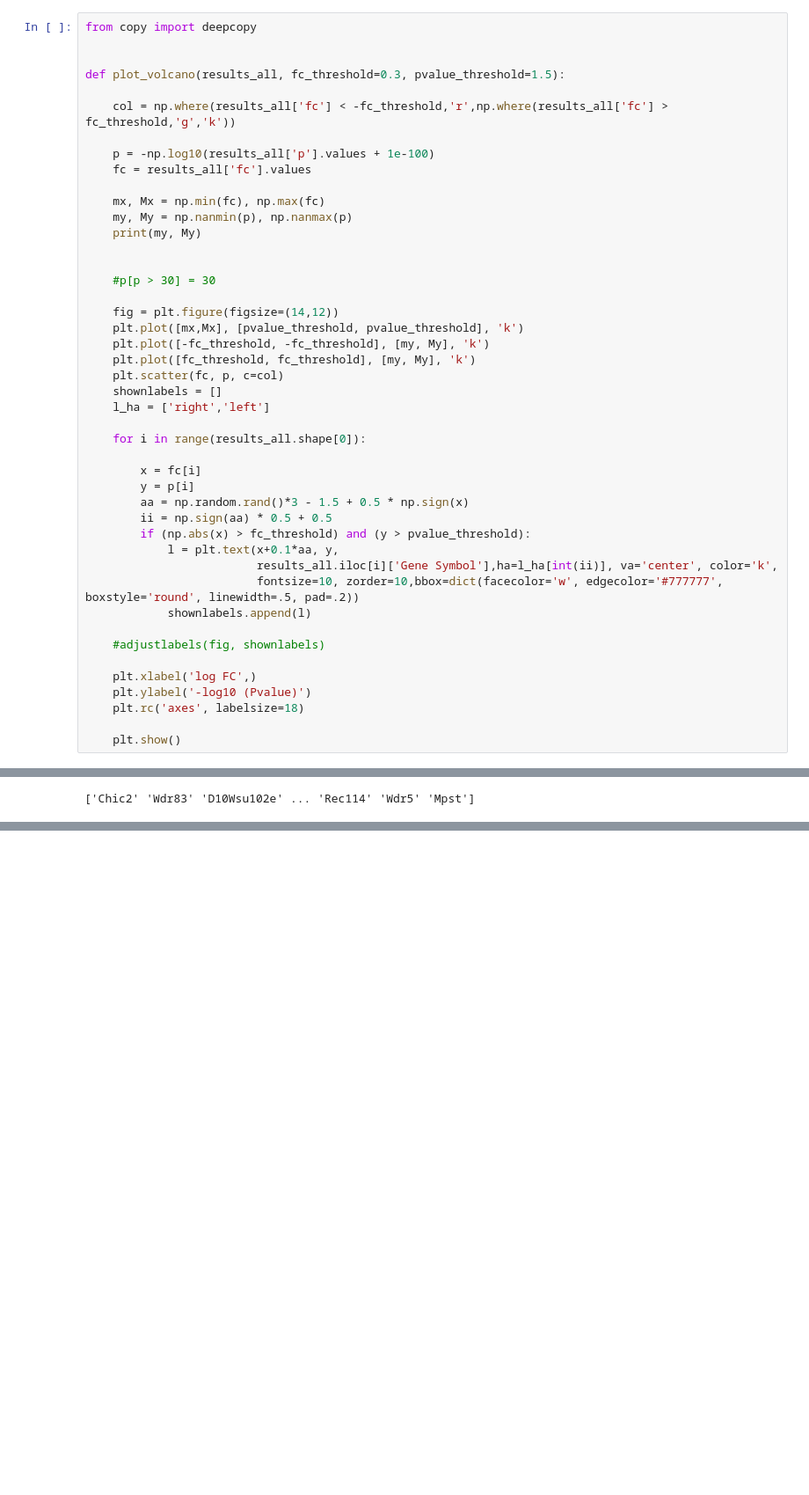
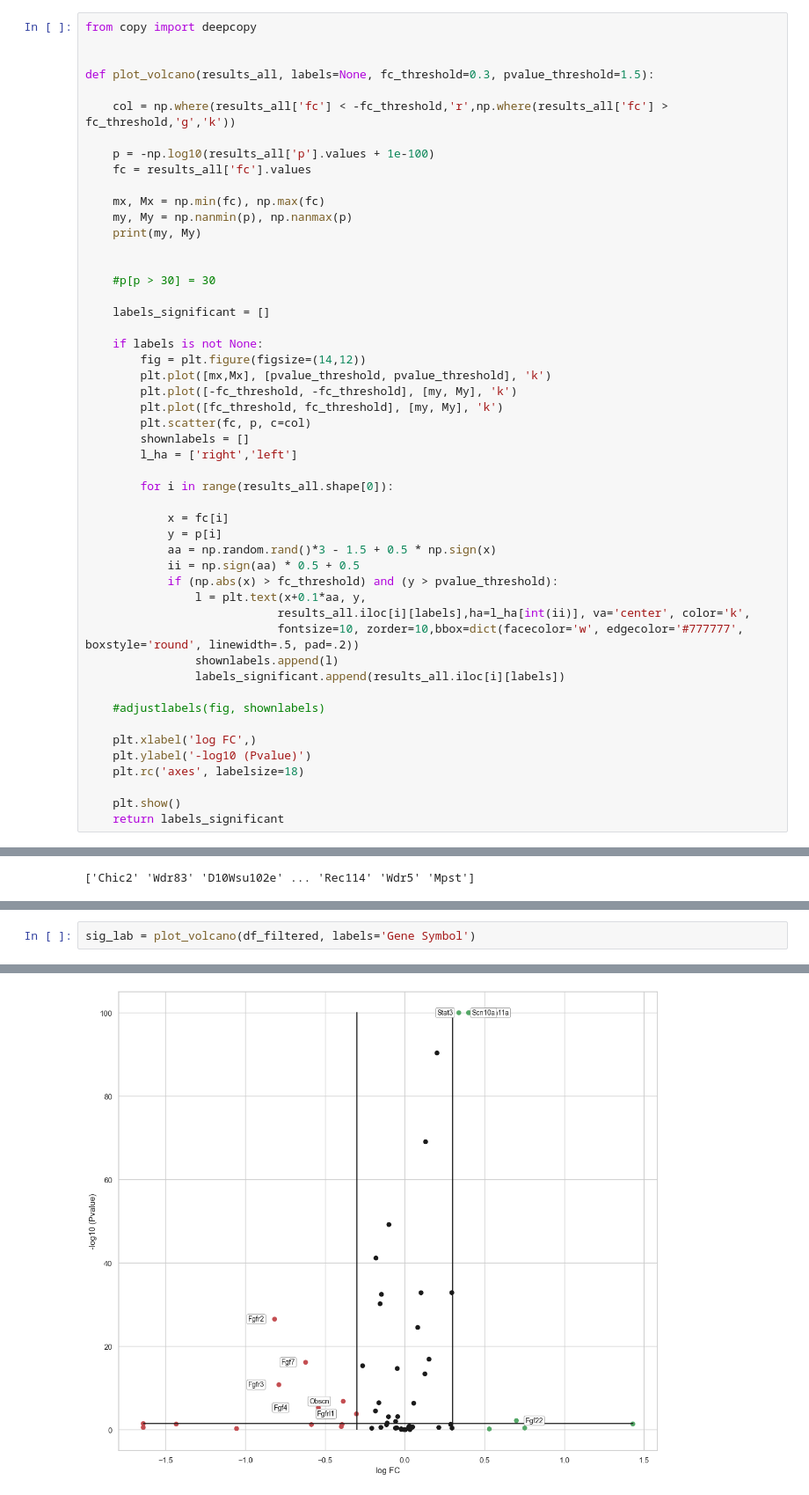
Before and after one commit to Ivan2nn/somatosensory-analysis, a Jupyter notebook: FirstAnalysis.ipynb, the cells around one changed output, grey strips where cells are left out. Shown at 88% size. Drawn from its saved outputs; the diff is of its cells as text; blank space fills up the shorter version.

```diff
--- a/FirstAnalysis.ipynb
+++ b/FirstAnalysis.ipynb
@@ -151,7 +151,7 @@ P-value: 1.43e-03
 from copy import deepcopy
 
 
-def plot_volcano(results_all, fc_threshold=0.3, pvalue_threshold=1.5):
+def plot_volcano(results_all, labels=None, fc_threshold=0.3, pvalue_threshold=1.5):
 
     col = np.where(results_all['fc'] < -fc_threshold,'r',np.where(results_all['fc'] > fc_threshold,'g','k'))
 
@@ -165,25 +165,29 @@ def plot_volcano(results_all, fc_threshold=0.3, pvalue_threshold=1.5):
 
     #p[p > 30] = 30
 
-    fig = plt.figure(figsize=(14,12))
-    plt.plot([mx,Mx], [pvalue_threshold, pvalue_threshold], 'k')
-    plt.plot([-fc_threshold, -fc_threshold], [my, My], 'k')
-    plt.plot([fc_threshold, fc_threshold], [my, My], 'k')
-    plt.scatter(fc, p, c=col)
-    shownlabels = []
-    l_ha = ['right','left']
+    labels_significant = []
 
-    for i in range(results_all.shape[0]):
+    if labels is not None:
+        fig = plt.figure(figsize=(14,12))
+        plt.plot([mx,Mx], [pvalue_threshold, pvalue_threshold], 'k')
+        plt.plot([-fc_threshold, -fc_threshold], [my, My], 'k')
+        plt.plot([fc_threshold, fc_threshold], [my, My], 'k')
+        plt.scatter(fc, p, c=col)
+        shownlabels = []
+        l_ha = ['right','left']
 
-        x = fc[i]
-        y = p[i]
-        aa = np.random.rand()*3 - 1.5 + 0.5 * np.sign(x)
-        ii = np.sign(aa) * 0.5 + 0.5
-        if (np.abs(x) > fc_threshold) and (y > pvalue_threshold):
-            l = plt.text(x+0.1*aa, y,
-                         results_all.iloc[i]['Gene Symbol'],ha=l_ha[int(ii)], va='center', color='k',
-                         fontsize=10, zorder=10,bbox=dict(facecolor='w', edgecolor='#777777', boxstyle='round', linewidth=.5, pad=.2))
-            shownlabels.append(l)
+        for i in range(results_all.shape[0]):
+
+            x = fc[i]
+            y = p[i]
+            aa = np.random.rand()*3 - 1.5 + 0.5 * np.sign(x)
+            ii = np.sign(aa) * 0.5 + 0.5
+            if (np.abs(x) > fc_threshold) and (y > pvalue_threshold):
+                l = plt.text(x+0.1*aa, y,
+                            results_all.iloc[i][labels],ha=l_ha[int(ii)], va='center', color='k',
+                            fontsize=10, zorder=10,bbox=dict(facecolor='w', edgecolor='#777777', boxstyle='round', linewidth=.5, pad=.2))
+                shownlabels.append(l)
+                labels_significant.append(results_all.iloc[i][labels])
 
     #adjustlabels(fig, shownlabels)
 
@@ -192,6 +196,7 @@ def plot_volcano(results_all, fc_threshold=0.3, pvalue_threshold=1.5):
     plt.rc('axes', labelsize=18)
 
     plt.show()
+    return labels_significant
 # %%
 df_renamed = df.rename(columns={'log2 (model/control)': 'fc', 'Pvalue(control-vs-model)':'p'})
 # %%
@@ -226,0 +235,3 @@ plot_volcano(df_filtered)
+# %%
+sig_lab = plot_volcano(df_filtered, labels='Gene Symbol')
+# %% [output]
@@ -227,2 +239,3 @@ plot_volcano(df_filtered)
+[figure, added]
 # %%
 df_melt = df_filtered.iloc[:,:11].melt(id_vars=['Gene ID','Gene Symbol', 'Type'], var_name='Subject', value_name='Read Count')
```
Also changed, not shown: parts of 6 cells of this notebook.
